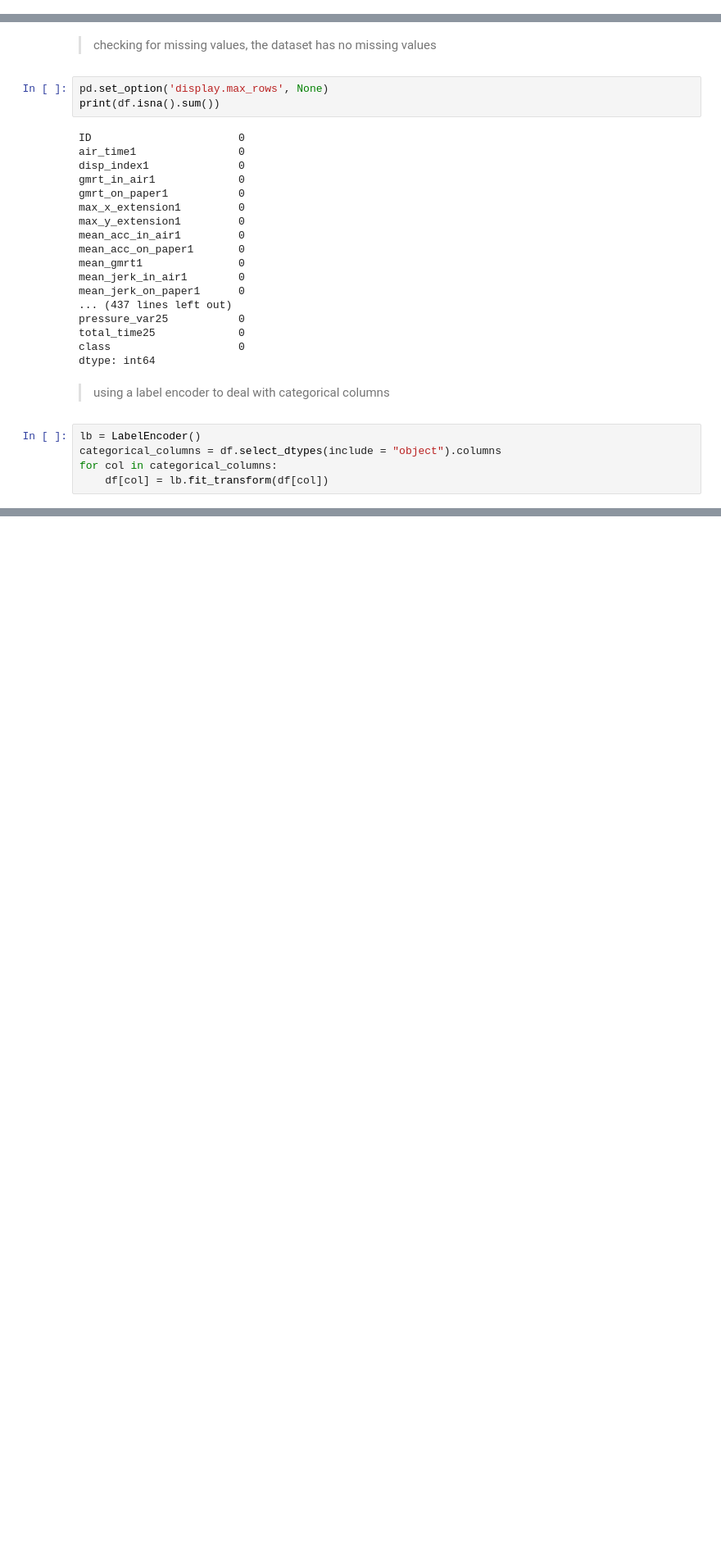
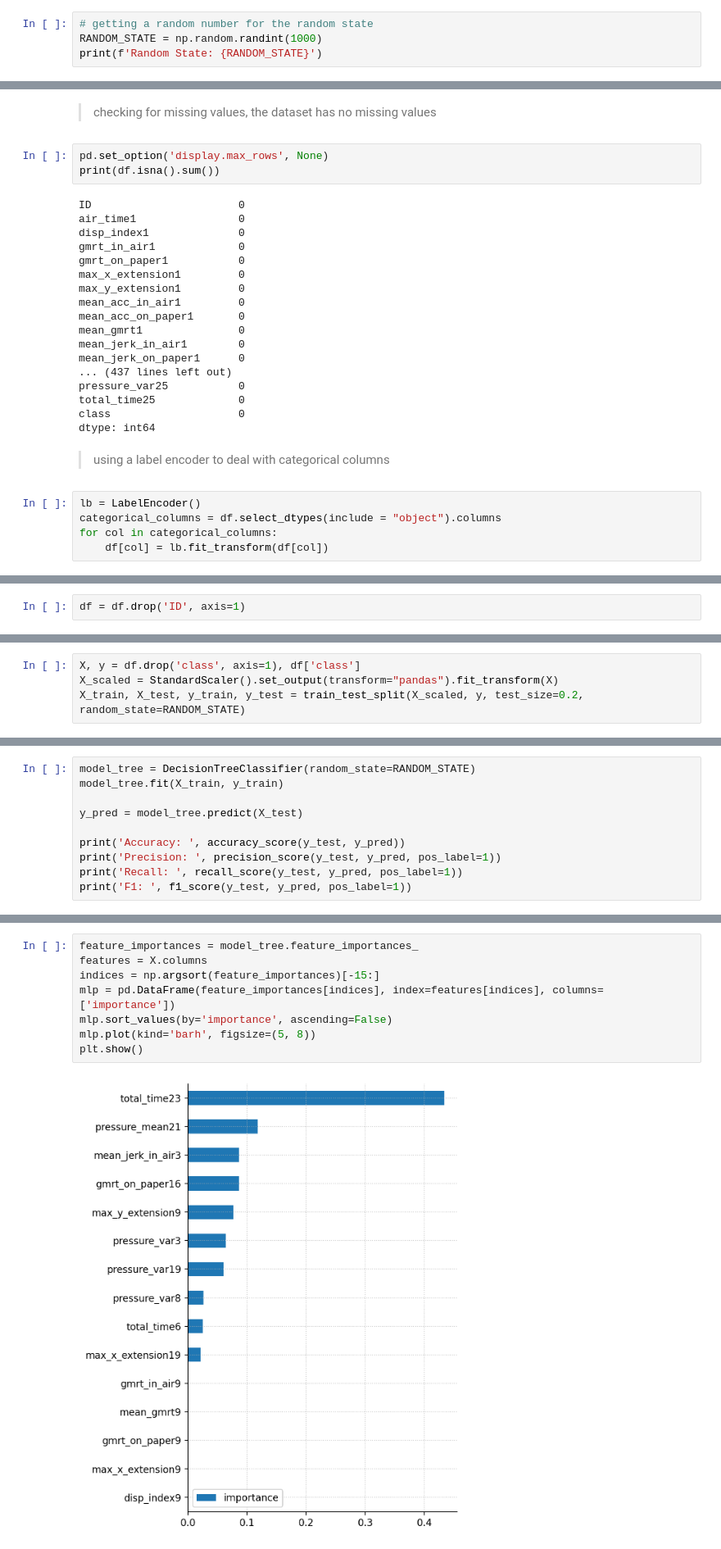
Before and after one commit to sofia-sartori/darwin_ds2, a Jupyter notebook: analysis/analysis.ipynb, the cells around one changed output, grey strips where cells are left out. Shown at 82% size. Drawn from its saved outputs; the diff is of its cells as text; blank space fills up the shorter version.

```diff
--- a/analysis/analysis.ipynb
+++ b/analysis/analysis.ipynb
@@ -40,0 +55,4 @@ plt.rcParams['axes.spines.right'] = False
+# %%
+# getting a random number for the random state
+RANDOM_STATE = np.random.randint(1000)
+print(f'Random State: {RANDOM_STATE}')
@@ -91,0 +114,2 @@ for col in categorical_columns:
+# %%
+df = df.drop('ID', axis=1)
@@ -91,0 +123,4 @@ for col in categorical_columns:
+# %%
+X, y = df.drop('class', axis=1), df['class']
+X_scaled = StandardScaler().set_output(transform="pandas").fit_transform(X)
+X_train, X_test, y_train, y_test = train_test_split(X_scaled, y, test_size=0.2, random_state=RANDOM_STATE)
@@ -91,0 +131,10 @@ for col in categorical_columns:
+# %%
+model_tree = DecisionTreeClassifier(random_state=RANDOM_STATE)
+model_tree.fit(X_train, y_train)
+
+y_pred = model_tree.predict(X_test)
+
+print('Accuracy: ', accuracy_score(y_test, y_pred))
+print('Precision: ', precision_score(y_test, y_pred, pos_label=1))
+print('Recall: ', recall_score(y_test, y_pred, pos_label=1))
+print('F1: ', f1_score(y_test, y_pred, pos_label=1))
@@ -91,0 +174,10 @@ for col in categorical_columns:
+# %%
+feature_importances = model_tree.feature_importances_
+features = X.columns
+indices = np.argsort(feature_importances)[-15:]
+mlp = pd.DataFrame(feature_importances[indices], index=features[indices], columns=['importance'])
+mlp.sort_values(by='importance', ascending=False)
+mlp.plot(kind='barh', figsize=(5, 8))
+plt.show()
+# %% [output]
+[figure, added]
```
Also changed, not shown: parts of 50 cells of this notebook.
